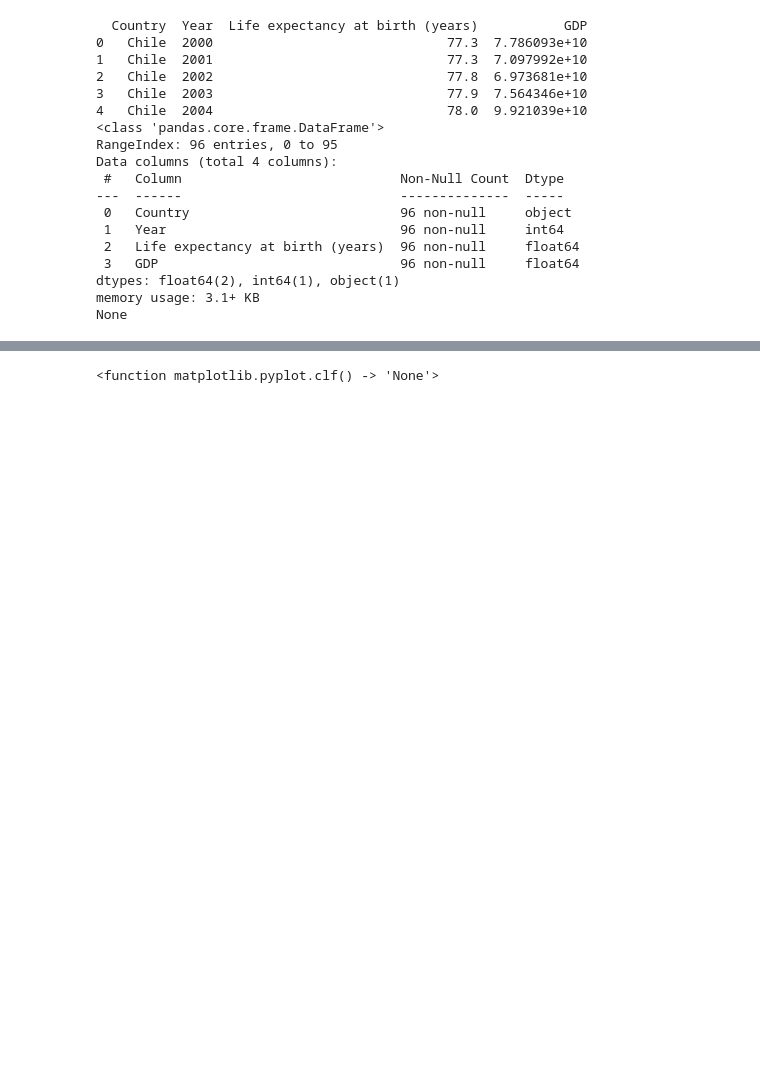
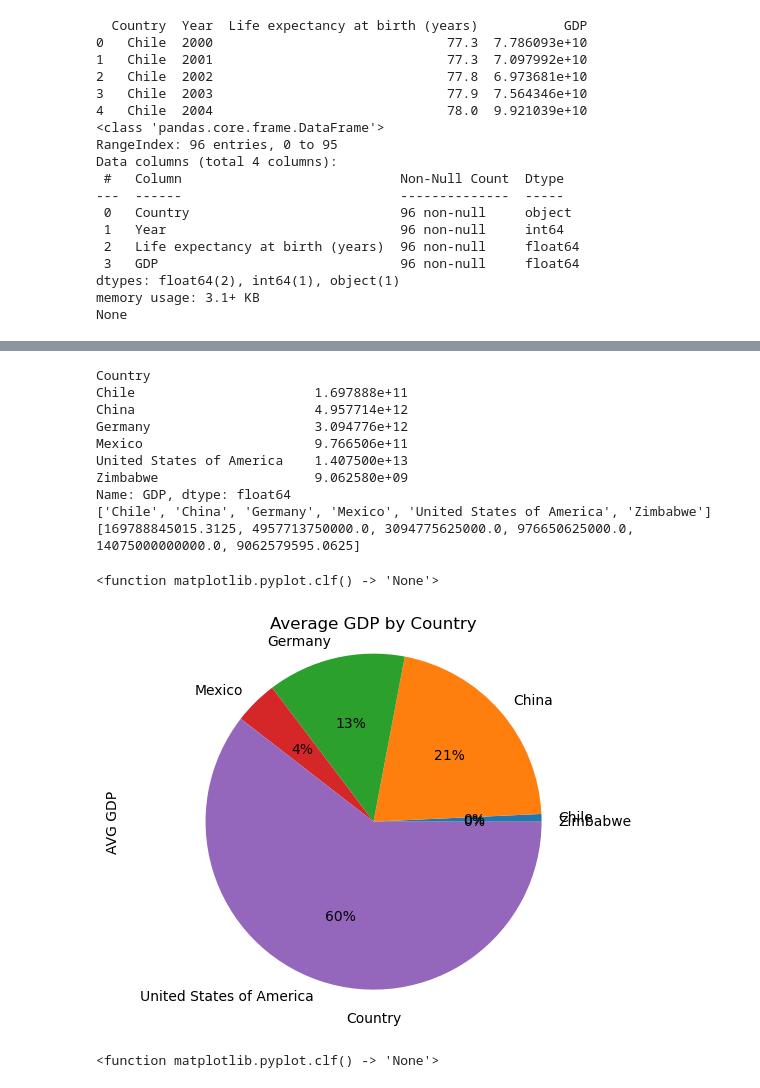
Before and after one commit to Bobbydra/Codecademy-Projects, a Jupyter notebook: Life-Expectancy-and-GDP-Starter/Life-Expectancy-and-GDP-Starter/life_expectancy_gdp.ipynb, the cells around one changed output, grey strips where cells are left out. Drawn from its saved outputs; the diff is of its cells as text; code cells hidden in the pictures; blank space fills up the shorter version.

```diff
--- a/Life-Expectancy-and-GDP-Starter/Life-Expectancy-and-GDP-Starter/life_expectancy_gdp.ipynb
+++ b/Life-Expectancy-and-GDP-Starter/Life-Expectancy-and-GDP-Starter/life_expectancy_gdp.ipynb
@@ -60,3 +61,30 @@ Name: Life expectancy at birth (years), dtype: float64
+# %%
+# Average GDP by countries
+AVG_GDP_C = leg.groupby('Country')['GDP'].mean() # Group the Countries by its average GDP
+print(AVG_GDP_C)
+print(AVG_GDP_C.index.to_list())
+print(AVG_GDP_C.to_list())
+label1 = AVG_GDP_C.index.to_list()
+plt.pie(AVG_GDP_C.to_list(), labels=label1,autopct='%1d%%')
+plt.title("Average GDP by Country")
+plt.xlabel("Country")
+plt.ylabel("AVG GDP")
+plt.axis('equal')
+plt.show
+plt.clf
+# %% [output]
+Country
+Chile                       1.697888e+11
+China                       4.957714e+12
+Germany                     3.094776e+12
+Mexico                      9.766506e+11
+United States of America    1.407500e+13
+Zimbabwe                    9.062580e+09
+Name: GDP, dtype: float64
+['Chile', 'China', 'Germany', 'Mexico', 'United States of America', 'Zimbabwe']
+[169788845015.3125, 4957713750000.0, 3094775625000.0, 976650625000.0, 14075000000000.0, 9062579595.0625]
+<function matplotlib.pyplot.clf() -> 'None'>
+[figure, added]
 # %%
 # Average Life Expectancy by year
 plt.bar(leg.Year, leg["Life expectancy at birth (years)"])
```
Also changed, not shown: parts of 8 cells of this notebook.
